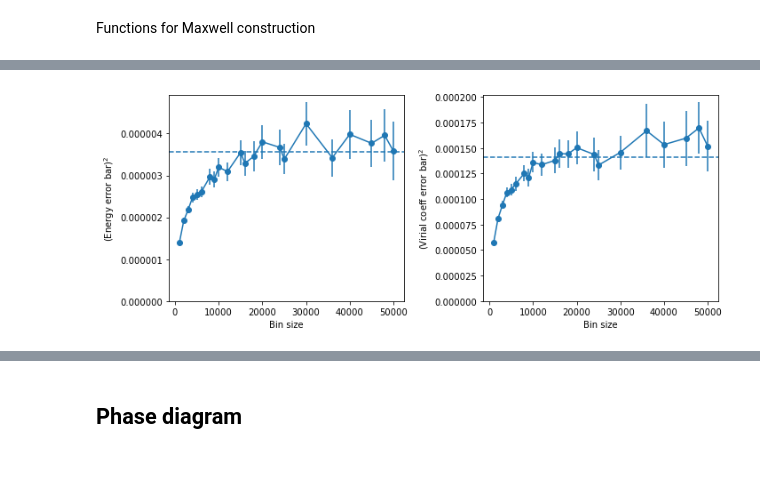
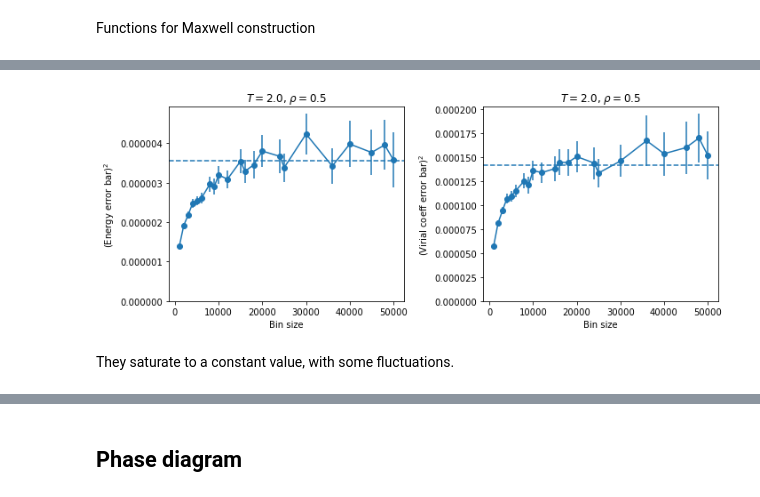
Before and after one commit to suracefm/lennardjonesmc, a Jupyter notebook: LennardJones-Copy1.ipynb, the cells around one changed output, grey strips where cells are left out. Drawn from its saved outputs; the diff is of its cells as text; code cells hidden in the pictures; blank space fills up the shorter version.

```diff
--- a/LennardJones-Copy1.ipynb
+++ b/LennardJones-Copy1.ipynb
@@ -317,0 +402,9 @@ plt.show()
+# %%
+f, ax = plt.subplots(1,1,figsize=(6,4))
+
+ax.plot(simdata_2['THBIN']*np.arange(len(rhokth)),rhokth)
+ax.set_xlabel('Time')
+ax.set_ylabel(r'$\rho(k)$')
+ax.set_title(r'$T=$%.1f, $\rho=$%.1f' %(simdata_2['TEMPERATURE'], simdata_2['DENSITY']))
+
+plt.show()
@@ -337,22 +450,25 @@ satcv=simdata['BETA']**4*(np.average(rescv[i+exclen : i+seqlen], \
 # %%
 f, axarr = plt.subplots(1,2,figsize=(10,4))
 
 axarr[0].errorbar(bins*simdata['BTIME'], resen[0], marker='o', yerr=resen[1], label = r'$\beta=$%.2f' % simdata['BETA'])
 axarr[0].axhline(y=saten, color='C0', linestyle='dashed')
 axarr[1].errorbar(bins*simdata['BTIME'], respr[0], marker='o', yerr=respr[1], label = r'$\beta=$%.2f' % simdata['BETA'])
 axarr[1].axhline(y=satpr, color='C0', linestyle='dashed')
 #axarr[2].plot(bins*simdata['BTIME'], simdata['BETA']**4*rescv, marker='o', label = r'$\beta=$%.2f' % simdata['BETA'])
 #axarr[2].axhline(y=satcv, color='C0', linestyle='dashed')
 
 axarr[0].set_ylabel(r'(Energy error bar$)^2$')
 axarr[1].set_ylabel(r'(Virial coeff error bar$)^2$')
 #axarr[2].set_ylabel(r'(Specific heat error bar$)^2$')
 
 for ax in axarr:
     ax.set_xlabel('Bin size')
     ax.set_ylim(ymin=0)
+    ax.set_title(r'$T=$%.1f, $\rho=$%.1f' %(simdata['TEMPERATURE'], simdata['DENSITY']))
 
 plt.tight_layout()
 plt.show()
 # %% [output]
-[figure, old version]
+[figure, new version]
+# %% [markdown]
+They saturate to a constant value, with some fluctuations.
```
Also changed, not shown: parts of 61 cells of this notebook, 17 other files.
